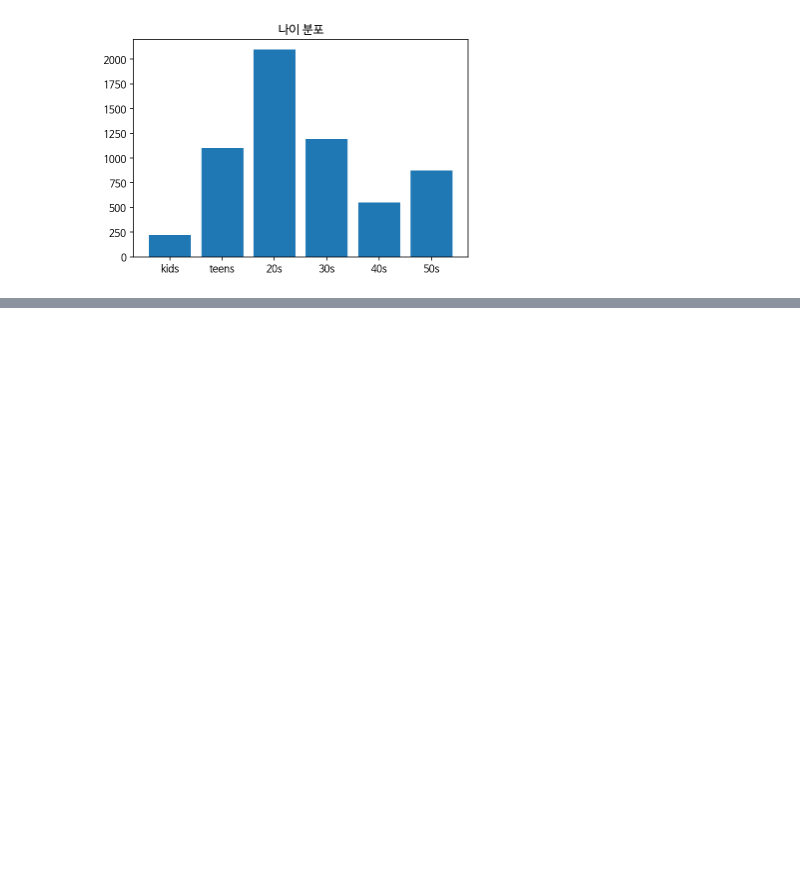
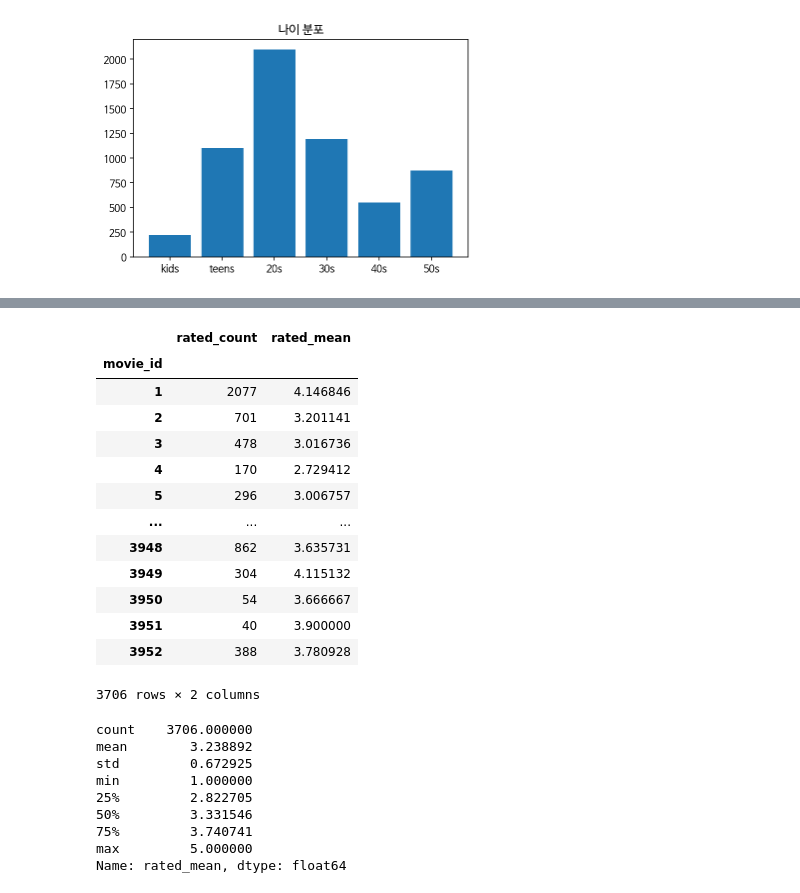
Before and after one commit to ahjin-vision/data_analysis, a Jupyter notebook: [self_analysis]3_3_Movie_Rating_Prediction.ipynb, the cells around one changed output, grey strips where cells are left out. Saved outputs shown, nothing was run; the diff lists cells and outputs as text; code cells hidden in the pictures; blank space fills up the shorter version.

```diff
--- a/[self_analysis]3_3_Movie_Rating_Prediction.ipynb
+++ b/[self_analysis]3_3_Movie_Rating_Prediction.ipynb
@@ -325,0 +360,27 @@ Text(0.5, 1.0, '나이 분포')
+# %%
+avg_rating = rating_data.groupby('movie_id')['rating'].agg(rated_count='count', rated_mean='mean')
+display(avg_rating)
+# %% [output]
+|  | rated_count | rated_mean |
+| movie_id |  |  |
+| 1 | 2077 | 4.146846 |
+| 2 | 701 | 3.201141 |
+| 3 | 478 | 3.016736 |
+| 4 | 170 | 2.729412 |
+| 5 | 296 | 3.006757 |
+| ... | ... | ... |
+| 3948 | 862 | 3.635731 |
+| 3949 | 304 | 4.115132 |
+| 3950 | 54 | 3.666667 |
+| 3951 | 40 | 3.900000 |
+| 3952 | 388 | 3.780928 |
+3706 rows × 2 columns
+count    3706.000000
+mean        3.238892
+std         0.672925
+min         1.000000
+25%         2.822705
+50%         3.331546
+75%         3.740741
+max         5.000000
+Name: rated_mean, dtype: float64
```
Also changed, not shown: parts of 15 cells of this notebook.
